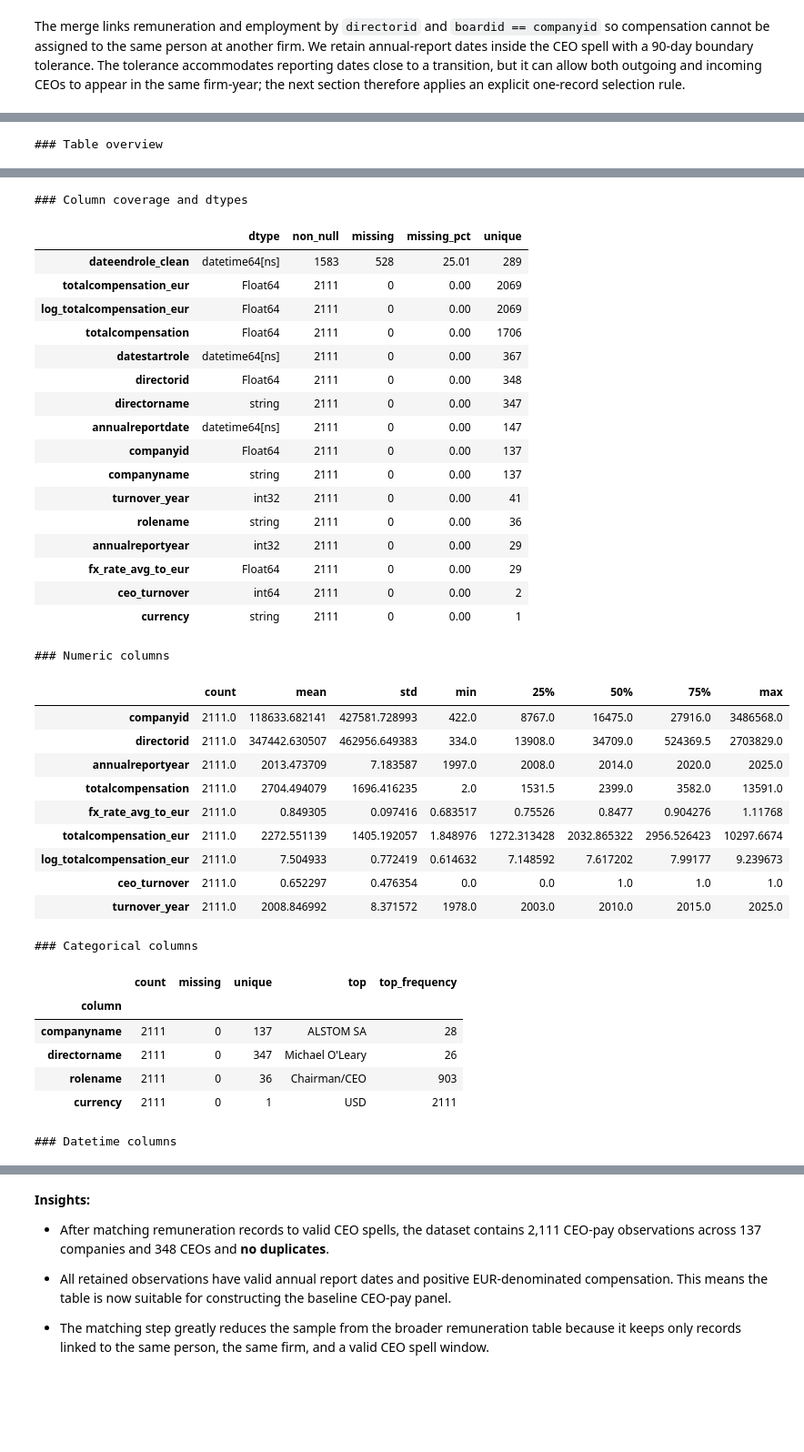
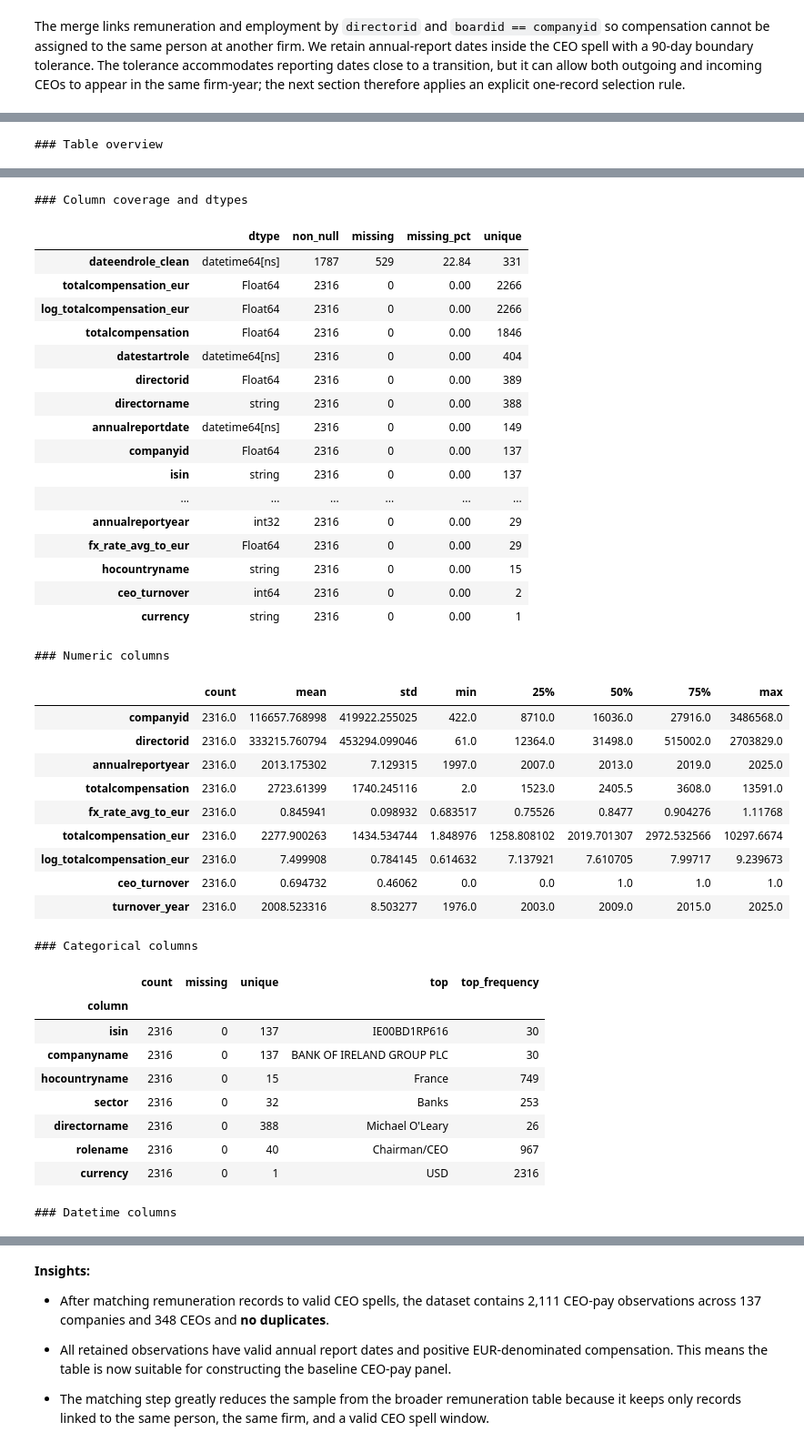
Before and after one commit to rizkyakbar-tud/DAI, a Jupyter notebook: mission/proposals_st26/mission_proposal_Akbar-Zduńczyk copy.ipynb, the cells around one changed output, grey strips where cells are left out. Shown at 91% size. Saved outputs shown, nothing was run; the diff lists cells and outputs as text; code cells hidden in the pictures; blank space fills up the shorter version.

```diff
--- a/mission/proposals_st26/mission_proposal_Akbar-Zduńczyk copy.ipynb
+++ b/mission/proposals_st26/mission_proposal_Akbar-Zduńczyk copy.ipynb
@@ -1579,7 +1579,7 @@ _ = summarize_dataframe(df_remun_ceo)
 # %% [markdown]
 The merge links remuneration and employment by `directorid` and `boardid == companyid` so compensation cannot be assigned to the same person at another firm. We retain annual-report dates inside the CEO spell with a 90-day boundary tolerance. The tolerance accommodates reporting dates close to a transition, but it can allow both outgoing and incoming CEOs to appear in the same firm-year; the next section therefore applies an explicit one-record selection rule.
 # %%
-ceo_spells = df_ceo_main[["companyid", "companyname", "directorid", "directorname", "rolename", "datestartrole", "dateendrole_clean", "ceo_turnover", "turnover_year"]].copy()
+ceo_spells = df_ceo_main[["companyid", "isin", "companyname", "hocountryname", "sector", "directorid", "directorname", "rolename", "datestartrole", "dateendrole_clean", "ceo_turnover", "turnover_year"]].copy()
 
 # Ensure merge keys are comparable
 ceo_spells["companyid"] = pd.to_numeric(ceo_spells["companyid"], errors="coerce")
@@ -1610,8 +1610,8 @@ df_ceo_remun_matched["log_totalcompensation_eur"] = np.log(df_ceo_remun_matched[
 # Keep only columns needed for the CEO pay panel
 df_ceo_remun_matched = df_ceo_remun_matched[
     [
-    "companyid", "companyname", "directorid", "directorname",
-    "rolename", "datestartrole", "dateendrole_clean",
+    "companyid", "isin", "companyname", "hocountryname", "sector",
+    "directorid", "directorname", "rolename", "datestartrole", "dateendrole_clean",
     "annualreportdate", "annualreportyear", "currency",
     "totalcompensation", "fx_rate_avg_to_eur", "totalcompensation_eur", "log_totalcompensation_eur",
     "ceo_turnover","turnover_year",
@@ -1634,38 +1634,41 @@ _ = summarize_dataframe(df_ceo_remun_matched)
 ### Column coverage and dtypes
 |  | dtype | non_null | missing | missing_pct | unique |
-| dateendrole_clean | datetime64[ns] | 1583 | 528 | 25.01 | 289 |
-| totalcompensation_eur | Float64 | 2111 | 0 | 0.00 | 2069 |
-| log_totalcompensation_eur | Float64 | 2111 | 0 | 0.00 | 2069 |
-| totalcompensation | Float64 | 2111 | 0 | 0.00 | 1706 |
-| datestartrole | datetime64[ns] | 2111 | 0 | 0.00 | 367 |
-| directorid | Float64 | 2111 | 0 | 0.00 | 348 |
-| directorname | string | 2111 | 0 | 0.00 | 347 |
-| annualreportdate | datetime64[ns] | 2111 | 0 | 0.00 | 147 |
-| companyid | Float64 | 2111 | 0 | 0.00 | 137 |
-| companyname | string | 2111 | 0 | 0.00 | 137 |
-| turnover_year | int32 | 2111 | 0 | 0.00 | 41 |
-| rolename | string | 2111 | 0 | 0.00 | 36 |
-| annualreportyear | int32 | 2111 | 0 | 0.00 | 29 |
-| fx_rate_avg_to_eur | Float64 | 2111 | 0 | 0.00 | 29 |
-| ceo_turnover | int64 | 2111 | 0 | 0.00 | 2 |
-| currency | string | 2111 | 0 | 0.00 | 1 |
+| dateendrole_clean | datetime64[ns] | 1787 | 529 | 22.84 | 331 |
+| totalcompensation_eur | Float64 | 2316 | 0 | 0.00 | 2266 |
+| log_totalcompensation_eur | Float64 | 2316 | 0 | 0.00 | 2266 |
+| totalcompensation | Float64 | 2316 | 0 | 0.00 | 1846 |
+| datestartrole | datetime64[ns] | 2316 | 0 | 0.00 | 404 |
+| directorid | Float64 | 2316 | 0 | 0.00 | 389 |
+| directorname | string | 2316 | 0 | 0.00 | 388 |
+| annualreportdate | datetime64[ns] | 2316 | 0 | 0.00 | 149 |
+| companyid | Float64 | 2316 | 0 | 0.00 | 137 |
+| isin | string | 2316 | 0 | 0.00 | 137 |
+| ... | ... | ... | ... | ... | ... |
+| annualreportyear | int32 | 2316 | 0 | 0.00 | 29 |
+| fx_rate_avg_to_eur | Float64 | 2316 | 0 | 0.00 | 29 |
+| hocountryname | string | 2316 | 0 | 0.00 | 15 |
+| ceo_turnover | int64 | 2316 | 0 | 0.00 | 2 |
+| currency | string | 2316 | 0 | 0.00 | 1 |
 ### Numeric columns
 |  | count | mean | std | min | 25% | 50% | 75% | max |
-| companyid | 2111.0 | 118633.682141 | 427581.728993 | 422.0 | 8767.0 | 16475.0 | 27916.0 | 3486568.0 |
-| directorid | 2111.0 | 347442.630507 | 462956.649383 | 334.0 | 13908.0 | 34709.0 | 524369.5 | 2703829.0 |
-| annualreportyear | 2111.0 | 2013.473709 | 7.183587 | 1997.0 | 2008.0 | 2014.0 | 2020.0 | 2025.0 |
-| totalcompensation | 2111.0 | 2704.494079 | 1696.416235 | 2.0 | 1531.5 | 2399.0 | 3582.0 | 13591.0 |
-| fx_rate_avg_to_eur | 2111.0 | 0.849305 | 0.097416 | 0.683517 | 0.75526 | 0.8477 | 0.904276 | 1.11768 |
-| totalcompensation_eur | 2111.0 | 2272.551139 | 1405.192057 | 1.848976 | 1272.313428 | 2032.865322 | 2956.526423 | 10297.6674 |
-| log_totalcompensation_eur | 2111.0 | 7.504933 | 0.772419 | 0.614632 | 7.148592 | 7.617202 | 7.99177 | 9.239673 |
-| ceo_turnover | 2111.0 | 0.652297 | 0.476354 | 0.0 | 0.0 | 1.0 | 1.0 | 1.0 |
-| turnover_year | 2111.0 | 2008.846992 | 8.371572 | 1978.0 | 2003.0 | 2010.0 | 2015.0 | 2025.0 |
+| companyid | 2316.0 | 116657.768998 | 419922.255025 | 422.0 | 8710.0 | 16036.0 | 27916.0 | 3486568.0 |
+| directorid | 2316.0 | 333215.760794 | 453294.099046 | 61.0 | 12364.0 | 31498.0 | 515002.0 | 2703829.0 |
+| annualreportyear | 2316.0 | 2013.175302 | 7.129315 | 1997.0 | 2007.0 | 2013.0 | 2019.0 | 2025.0 |
+| totalcompensation | 2316.0 | 2723.61399 | 1740.245116 | 2.0 | 1523.0 | 2405.5 | 3608.0 | 13591.0 |
+| fx_rate_avg_to_eur | 2316.0 | 0.845941 | 0.098932 | 0.683517 | 0.75526 | 0.8477 | 0.904276 | 1.11768 |
+| totalcompensation_eur | 2316.0 | 2277.900263 | 1434.534744 | 1.848976 | 1258.808102 | 2019.701307 | 2972.532566 | 10297.6674 |
+| log_totalcompensation_eur | 2316.0 | 7.499908 | 0.784145 | 0.614632 | 7.137921 | 7.610705 | 7.99717 | 9.239673 |
+| ceo_turnover | 2316.0 | 0.694732 | 0.46062 | 0.0 | 0.0 | 1.0 | 1.0 | 1.0 |
+| turnover_year | 2316.0 | 2008.523316 | 8.503277 | 1976.0 | 2003.0 | 2009.0 | 2015.0 | 2025.0 |
 ### Categorical columns
 |  | count | missing | unique | top | top_frequency |
 | column |  |  |  |  |  |
-| companyname | 2111 | 0 | 137 | ALSTOM SA | 28 |
-| directorname | 2111 | 0 | 347 | Michael O'Leary | 26 |
-| rolename | 2111 | 0 | 36 | Chairman/CEO | 903 |
-| currency | 2111 | 0 | 1 | USD | 2111 |
+| isin | 2316 | 0 | 137 | IE00BD1RP616 | 30 |
+| companyname | 2316 | 0 | 137 | BANK OF IRELAND GROUP PLC | 30 |
+| hocountryname | 2316 | 0 | 15 | France | 749 |
+| sector | 2316 | 0 | 32 | Banks | 253 |
+| directorname | 2316 | 0 | 388 | Michael O'Leary | 26 |
+| rolename | 2316 | 0 | 40 | Chairman/CEO | 967 |
+| currency | 2316 | 0 | 1 | USD | 2316 |
 ### Datetime columns
 |  | min | max | missing |
```
Also changed, not shown: parts of 53 cells of this notebook.
